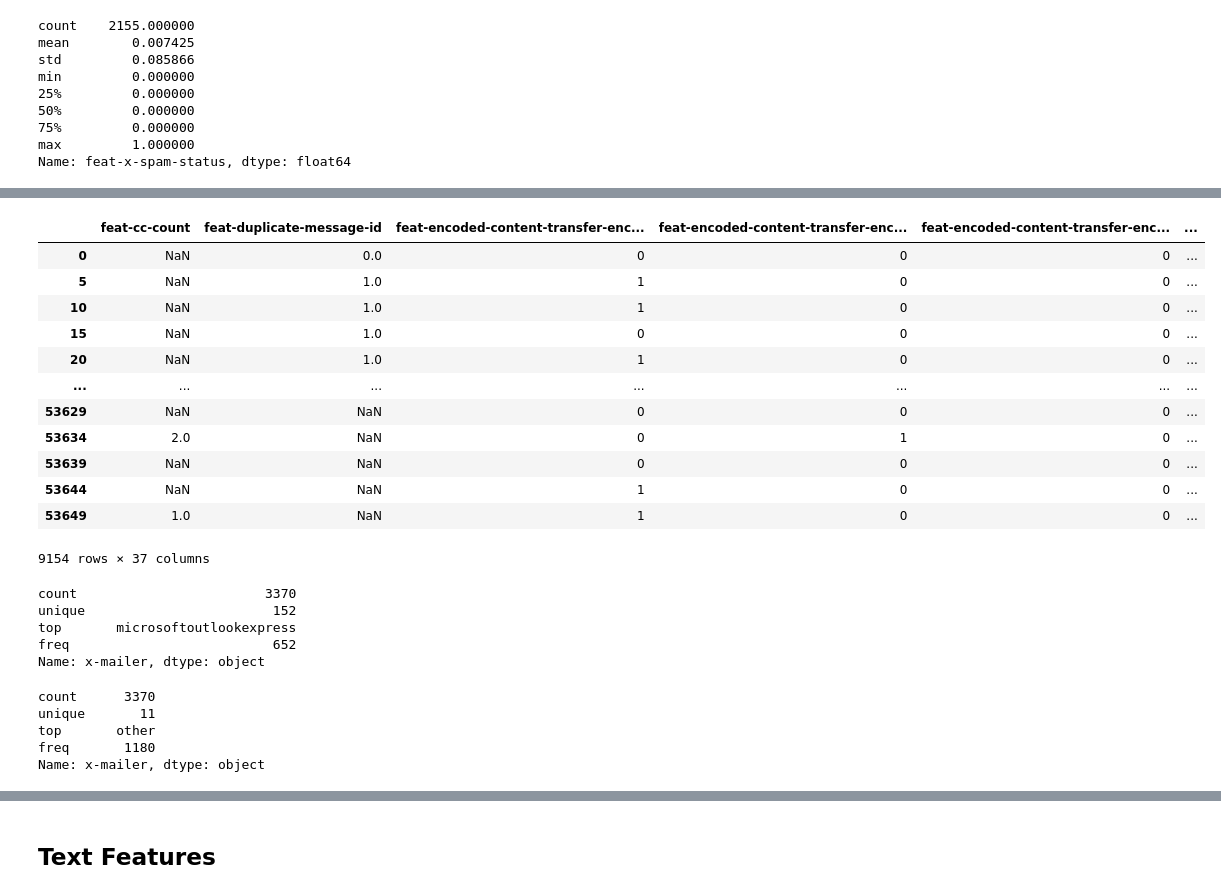
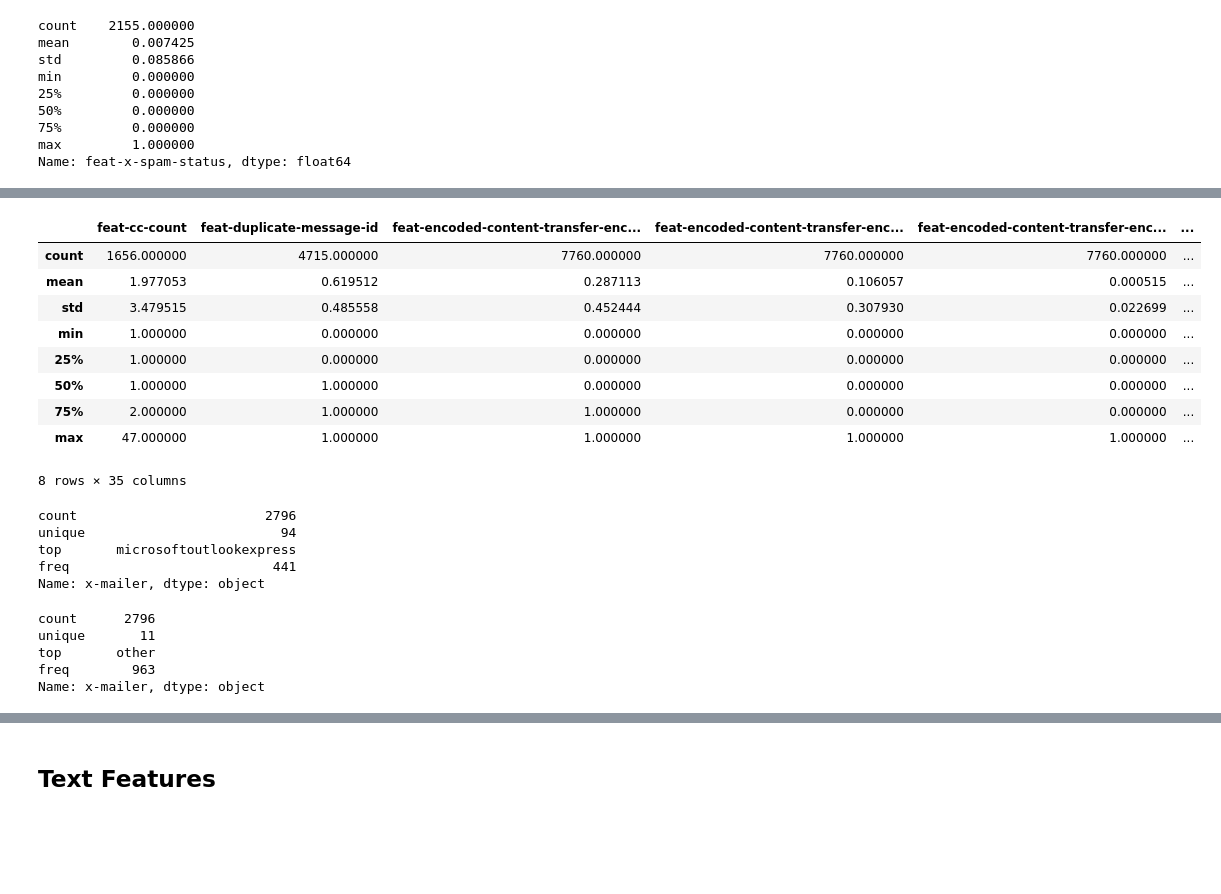
Before and after one commit to mtsraposo/hands-on-ml, a Jupyter notebook: hands_on_ml/chapter_3/notebooks/spam_classifier.ipynb, the cells around one changed output, grey strips where cells are left out. Saved outputs shown, nothing was run; the diff lists cells and outputs as text; code cells hidden in the pictures; blank space fills up the shorter version.

```diff
--- a/hands_on_ml/chapter_3/notebooks/spam_classifier.ipynb
+++ b/hands_on_ml/chapter_3/notebooks/spam_classifier.ipynb
@@ -81,10 +79,11 @@ def parse_data():
     corpus_df = pd.DataFrame(columns=['date', 'difficulty', 'category', 'collection', 'body'])
     for dirpath, dirnames, filenames in os.walk(DATA_FOLDER):
         print(dirpath)
-        for filename in filenames:
-            corpus_path = os.path.join(dirpath, filename)
-            corpus_df, successful_files, failed_files = incorporate(corpus_df, corpus_path, dirpath, successful_files,
-                                                                    failed_files)
+        if re.match(r"^.*\.parquet$", dirpath) is None:
+            for filename in filenames:
+                corpus_path = os.path.join(dirpath, filename)
+                corpus_df, successful_files, failed_files = incorporate(corpus_df, corpus_path, dirpath, successful_files,
+                                                                        failed_files)
     return corpus_df, successful_files, failed_files
 
 
@@ -113,15 +112,17 @@ def incorporate(df, corpus_path, dirpath, successful_files, failed_files):
 
 
 def parse_ids(ids):
-    cls, difficulty, collection = None, None, None
+    cls, difficulty, collection = np.nan, np.nan, np.nan
     match ids:
-        case [cls, '', '']:
-            difficulty = None
-            collection = None
-        case [difficulty, cls, '']:
-            collection = None
-        case [difficulty, cls, collection]:
-            pass
+        case [cls_, '', '']:
+            cls = cls_
+        case [difficulty_, cls_, '']:
+            difficulty = difficulty_
+            cls = cls_
+        case [difficulty_, cls_, collection_]:
+            difficulty = difficulty_
+            cls = cls_
+            collection = collection_
         case _:
             pass
 
@@ -130,9 +131,11 @@ def parse_ids(ids):
 
 def save_as_parquet(df):
     spark_df = spark.createDataFrame(df)
-    spark_df.write.parquet(f'{DATA_FOLDER}/corpus.parquet')
+    spark_df.write.parquet(f'{DATA_FOLDER}/corpus.parquet', mode='overwrite')
 # %%
-if 'corpus.parquet' in set(os.listdir(DATA_FOLDER)):
+force_reload = True
+
+if 'corpus.parquet' in set(os.listdir(DATA_FOLDER)) and not force_reload:
     df = spark.read.parquet(f'{DATA_FOLDER}/corpus.parquet')
     corpus_df = df.toPandas()
 else:
@@ -159,3 +189,8 @@ corpus_df
 # Preprocessing
 # %% [markdown]
 ## Categorical or Binary Features
+# %%
+preproc_df = corpus_df.drop_duplicates(subset='body')
+preproc_df['category'] = preproc_df['category'].replace('', np.nan)
+preproc_df = preproc_df.dropna(subset='category')
+preproc_df.describe()
@@ -192,2 +245,3 @@ preproc_df = preproc_df.apply(extract_headers, axis=1)
 # %%
-reduced_preproc_df = preproc_df.dropna(thresh=1000, axis=1)
+reduced_preproc_df = preproc_df.dropna(thresh=800, axis=1)
+reduced_preproc_df.describe()
@@ -487,22 +571,19 @@ with_encoded_charset_df[get_feat_cols(with_encoded_charset_df)]
 # %%
 with_encoded_charset_df['feat-content-type-boundary'] = with_encoded_charset_df['content-type-boundary'].isna().astype(
     int)
 with_binary_boundary_df = with_encoded_charset_df
-with_binary_boundary_df[get_feat_cols(with_binary_boundary_df)]
+with_binary_boundary_df[get_feat_cols(with_binary_boundary_df)].describe()
 # %% [output]
 |  | feat-cc-count | feat-duplicate-message-id | feat-encoded-content-transfer-enc... | feat-encoded-content-transfer-enc... | feat-encoded-content-transfer-enc... | ... |
-| 0 | NaN | 0.0 | 0 | 0 | 0 | ... |
-| 5 | NaN | 1.0 | 1 | 0 | 0 | ... |
-| 10 | NaN | 1.0 | 1 | 0 | 0 | ... |
-| 15 | NaN | 1.0 | 0 | 0 | 0 | ... |
-| 20 | NaN | 1.0 | 1 | 0 | 0 | ... |
-| ... | ... | ... | ... | ... | ... | ... |
-| 53629 | NaN | NaN | 0 | 0 | 0 | ... |
-| 53634 | 2.0 | NaN | 0 | 1 | 0 | ... |
-| 53639 | NaN | NaN | 0 | 0 | 0 | ... |
-| 53644 | NaN | NaN | 1 | 0 | 0 | ... |
-| 53649 | 1.0 | NaN | 1 | 0 | 0 | ... |
+| count | 1656.000000 | 4715.000000 | 7760.000000 | 7760.000000 | 7760.000000 | ... |
+| mean | 1.977053 | 0.619512 | 0.287113 | 0.106057 | 0.000515 | ... |
+| std | 3.479515 | 0.485558 | 0.452444 | 0.307930 | 0.022699 | ... |
+| min | 1.000000 | 0.000000 | 0.000000 | 0.000000 | 0.000000 | ... |
+| 25% | 1.000000 | 0.000000 | 0.000000 | 0.000000 | 0.000000 | ... |
+| 50% | 1.000000 | 1.000000 | 0.000000 | 0.000000 | 0.000000 | ... |
+| 75% | 2.000000 | 1.000000 | 1.000000 | 0.000000 | 0.000000 | ... |
+| max | 47.000000 | 1.000000 | 1.000000 | 1.000000 | 1.000000 | ... |
-9154 rows × 37 columns
+8 rows × 35 columns
 # %%
 def parse_mailer(row):
     x_mailer = row['x-mailer']
@@ -523,10 +604,10 @@ def parse_mailer(row):
 with_mailer_df = with_binary_boundary_df.apply(parse_mailer, axis=1)
 with_mailer_df['x-mailer'].describe()
 # %% [output]
-count                        3370
-unique                        152
+count                        2796
+unique                         94
 top       microsoftoutlookexpress
-freq                          652
+freq                          441
 Name: x-mailer, dtype: object
 # %%
 def bin_mailers(row, mailers):
@@ -555,10 +636,10 @@ top_mailers = get_top_mailers(with_mailer_df)
 with_binned_mailer_df = with_mailer_df.apply(lambda r: bin_mailers(r, top_mailers), axis=1)
 with_binned_mailer_df['x-mailer'].describe()
 # %% [output]
-count      3370
+count      2796
 unique       11
 top       other
-freq       1180
+freq        963
 Name: x-mailer, dtype: object
 # %%
 with_encoded_mailer_df = one_hot_encode(with_binned_mailer_df, 'x-mailer')
```
Also changed, not shown: parts of 33 cells of this notebook, 2 other files.
